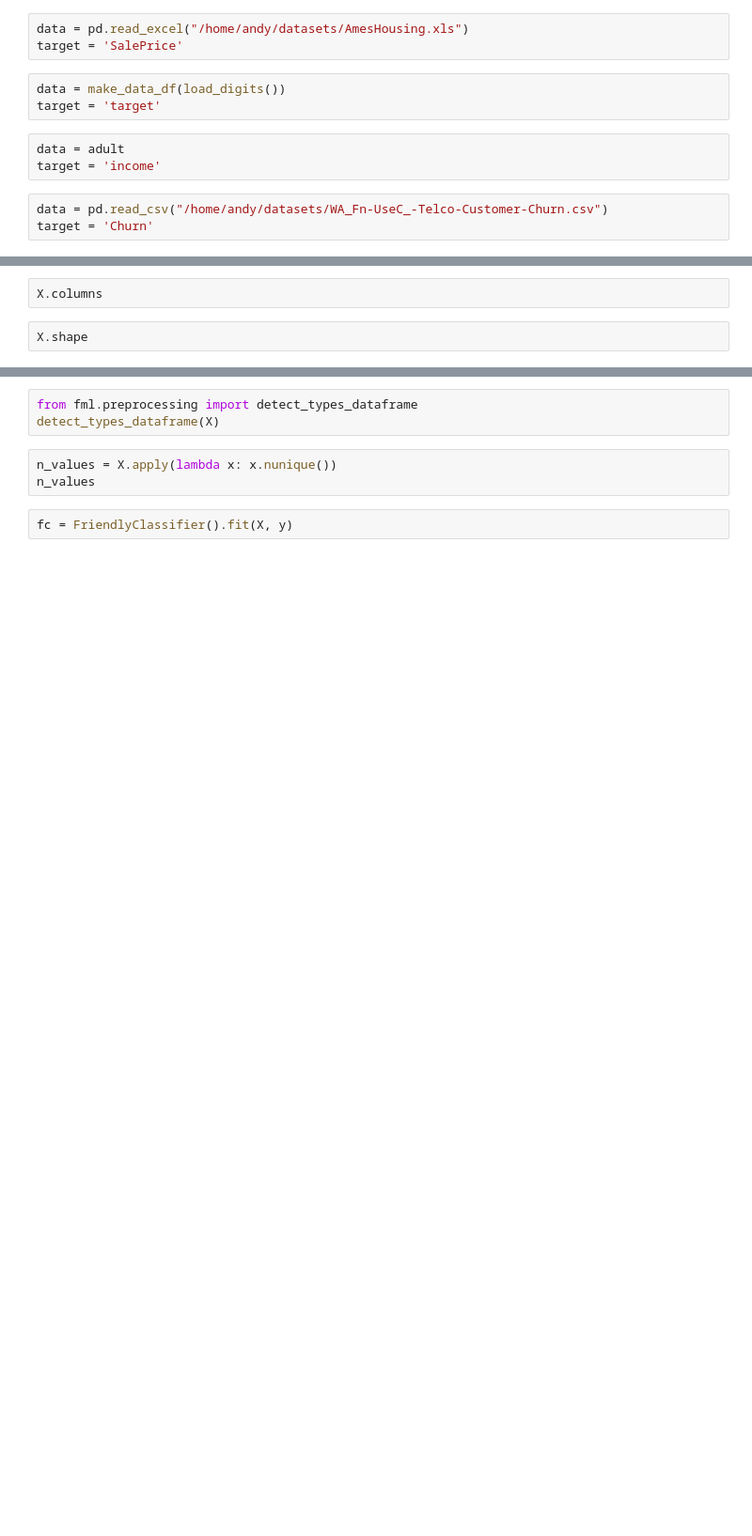
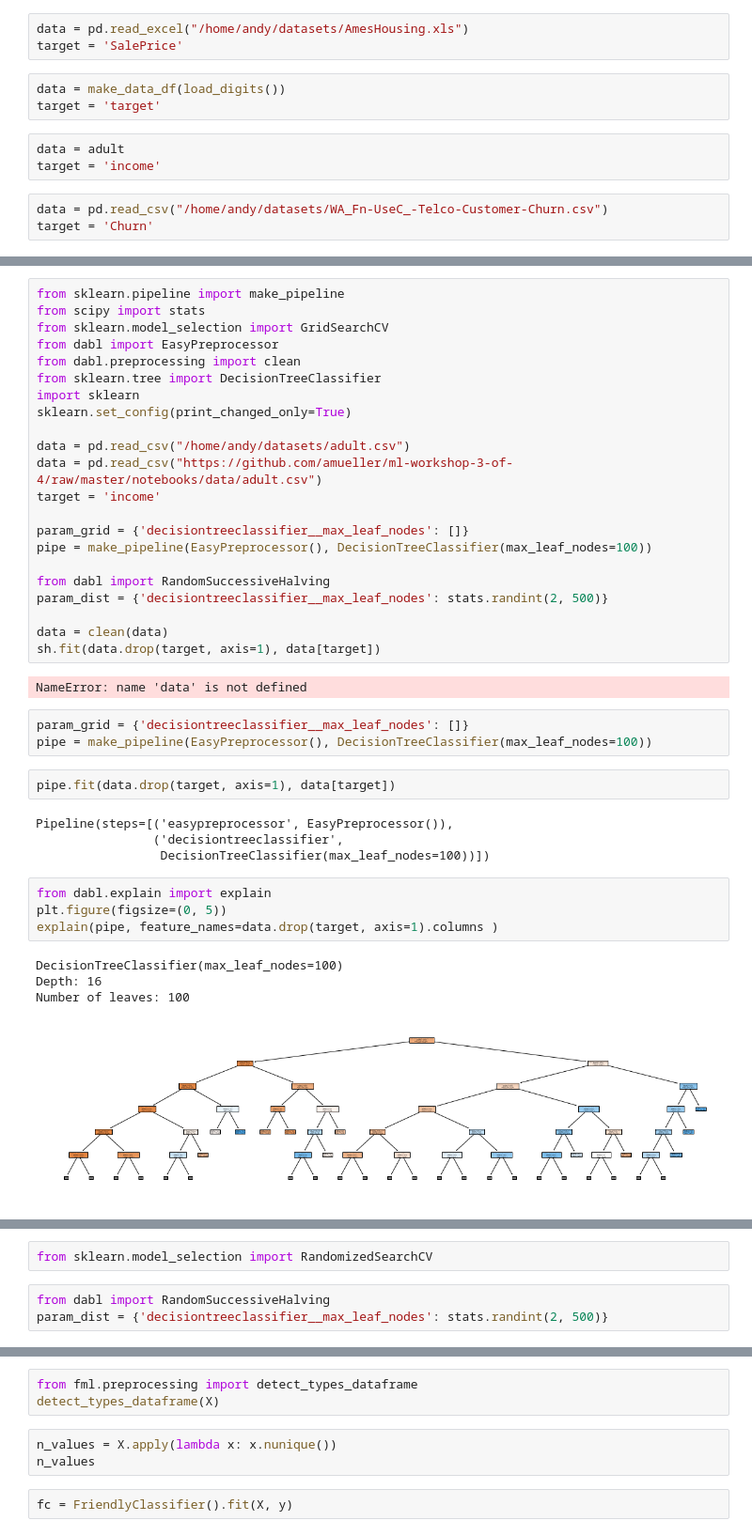
Before and after one commit to dabl/dabl, a Jupyter notebook: testing.ipynb, the cells around one changed output, grey strips where cells are left out. Shown at 94% size. Saved outputs shown, nothing was run; the diff lists cells and outputs as text; blank space fills up the shorter version.

```diff
--- a/testing.ipynb
+++ b/testing.ipynb
@@ -127,4 +158,42 @@ X = adult.drop("income", axis=1)
-# %%
-X.columns
-# %%
-X.shape
+# %%
+from sklearn.pipeline import make_pipeline
+from scipy import stats
+from sklearn.model_selection import GridSearchCV
+from dabl import EasyPreprocessor
+from dabl.preprocessing import clean
+from sklearn.tree import DecisionTreeClassifier
+import sklearn
+sklearn.set_config(print_changed_only=True)
+
+data = pd.read_csv("/home/andy/datasets/adult.csv")
+data = pd.read_csv("https://github.com/amueller/ml-workshop-3-of-4/raw/master/notebooks/data/adult.csv")
+target = 'income'
+
+param_grid = {'decisiontreeclassifier__max_leaf_nodes': []}
+pipe = make_pipeline(EasyPreprocessor(), DecisionTreeClassifier(max_leaf_nodes=100))
+
+from dabl import RandomSuccessiveHalving
+param_dist = {'decisiontreeclassifier__max_leaf_nodes': stats.randint(2, 500)}
+
+data = clean(data)
+sh.fit(data.drop(target, axis=1), data[target])
+# %% [output]
+NameError: name 'data' is not defined
+# %%
+param_grid = {'decisiontreeclassifier__max_leaf_nodes': []}
+pipe = make_pipeline(EasyPreprocessor(), DecisionTreeClassifier(max_leaf_nodes=100))
+# %%
+pipe.fit(data.drop(target, axis=1), data[target])
+# %% [output]
+Pipeline(steps=[('easypreprocessor', EasyPreprocessor()),
+                ('decisiontreeclassifier',
+                 DecisionTreeClassifier(max_leaf_nodes=100))])
+# %%
+from dabl.explain import explain
+plt.figure(figsize=(0, 5))
+explain(pipe, feature_names=data.drop(target, axis=1).columns )
+# %% [output]
+DecisionTreeClassifier(max_leaf_nodes=100)
+Depth: 16
+Number of leaves: 100
+[figure, added]
@@ -130,0 +201,5 @@ X.shape
+# %%
+from sklearn.model_selection import RandomizedSearchCV
+# %%
+from dabl import RandomSuccessiveHalving
+param_dist = {'decisiontreeclassifier__max_leaf_nodes': stats.randint(2, 500)}
```
Also changed, not shown: parts of 31 cells of this notebook, 8 other files.
